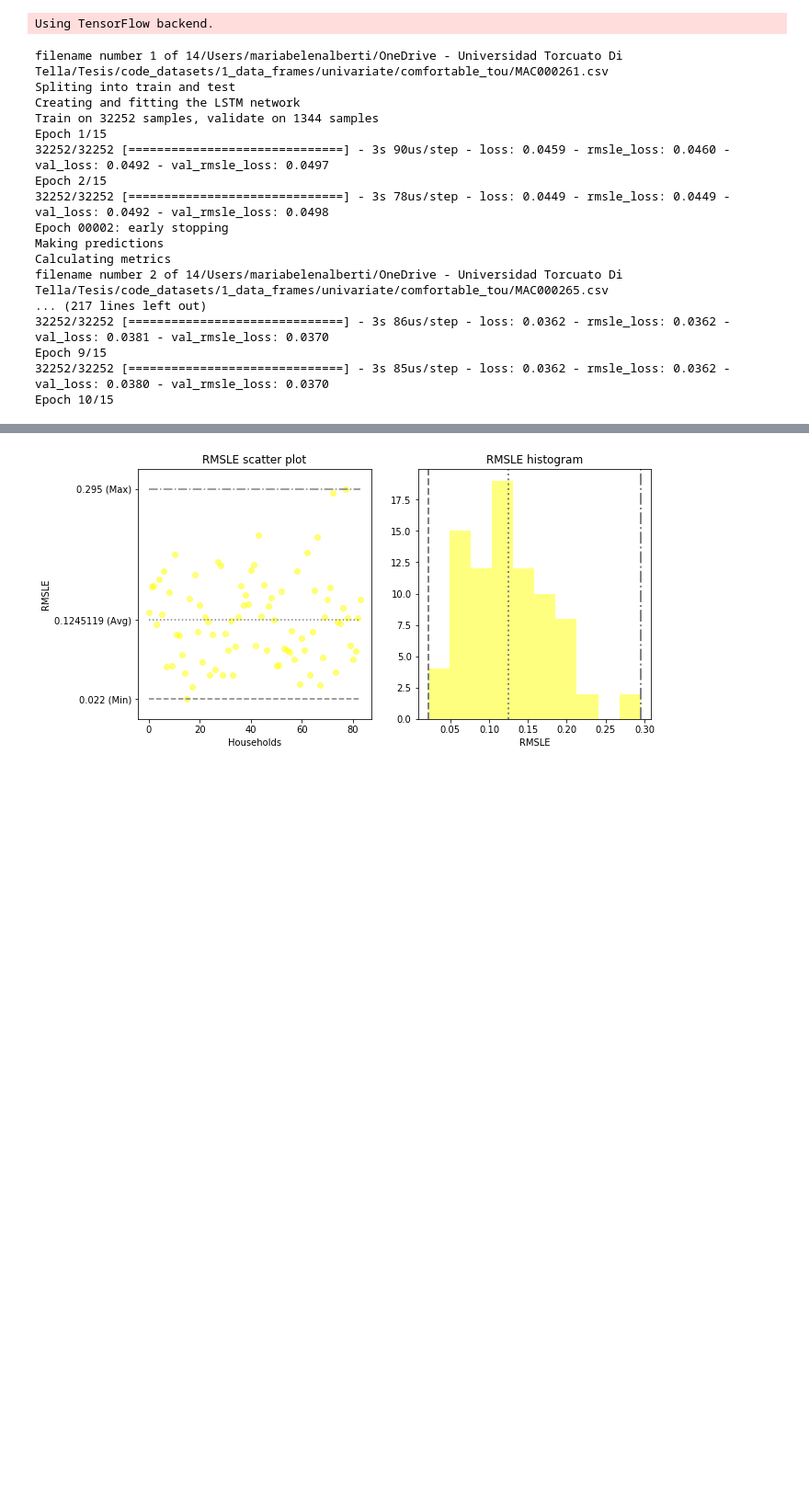
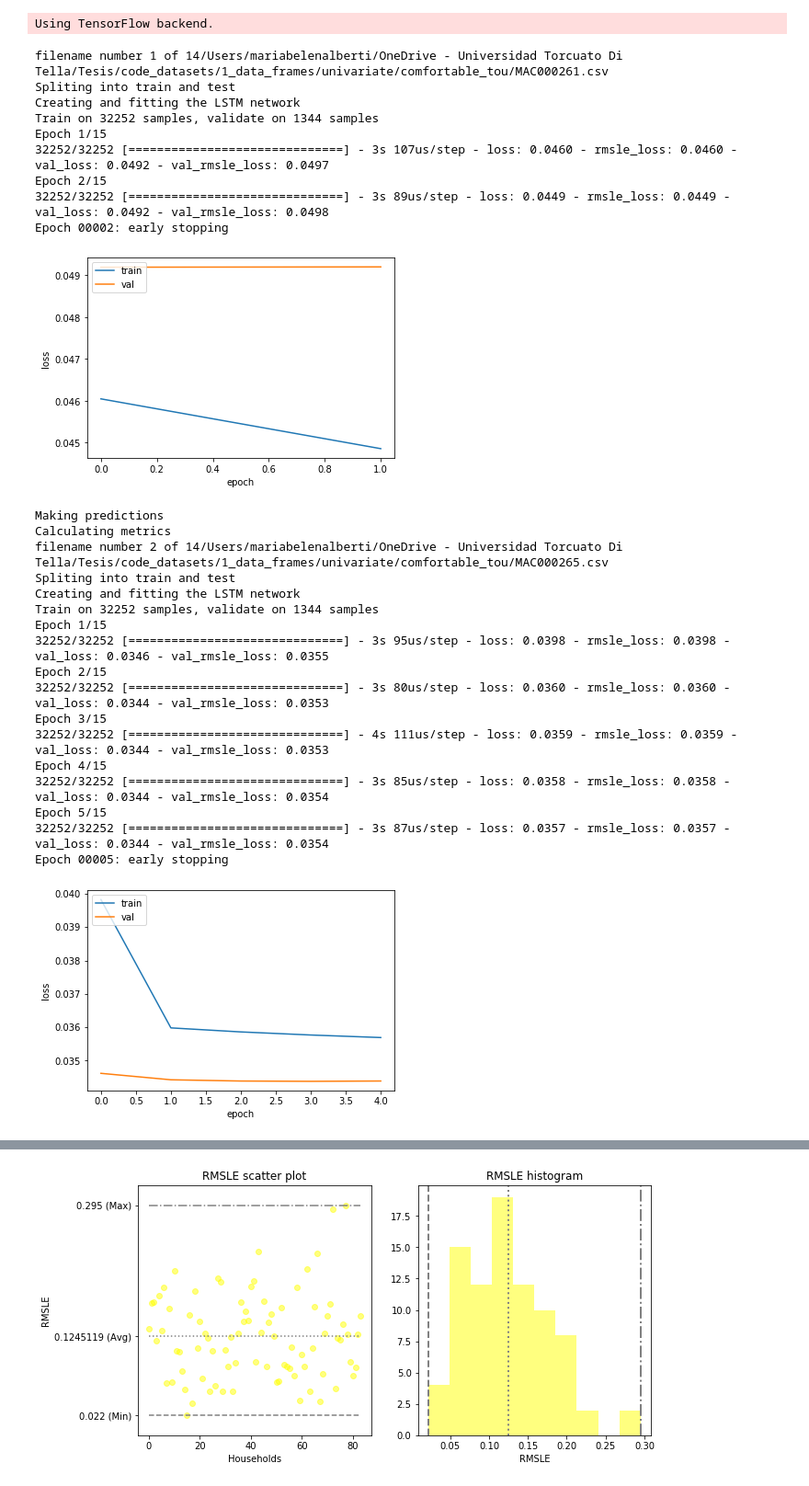
Before and after one commit to belenalberti/Smart_Meters_Demand_Forecasting, a Jupyter notebook: 4_lstm/lstim univariate LOOP.ipynb, the cells around one changed output, grey strips where cells are left out. Shown at 92% size. Drawn from its saved outputs; the diff is of its cells as text; code cells hidden in the pictures; blank space fills up the shorter version.

Commit message:
new metric

```diff
--- a/4_lstm/lstim univariate LOOP.ipynb
+++ b/4_lstm/lstim univariate LOOP.ipynb
@@ -73,11 +72,13 @@ def lstm_univariate_loop(dataset):
     model.compile(loss=rmsle_loss, optimizer='adam', metrics = [rmsle_loss])
     # simple early stopping
     es = EarlyStopping(monitor='val_loss', mode='min', verbose=1)
-    model.fit(trainX, trainY, epochs=15, batch_size=70,validation_split=0.04, verbose=1, shuffle=False, callbacks = [es])
-
-
-
-
+    history = model.fit(trainX, trainY, epochs=15, batch_size=70,validation_split=0.04, verbose=1, shuffle=False, callbacks = [es])
+    plt.plot(history.history['loss'])
+    plt.plot(history.history['val_loss'])
+    plt.ylabel('loss')
+    plt.xlabel('epoch')
+    plt.legend(['train', 'val'], loc='upper left')
+    plt.show()
 
     # make predictions
     print('Making predictions')
@@ -93,37 +94,51 @@ def lstm_univariate_loop(dataset):
     #Metrics
     print('Calculating metrics')
     rmsle_i = rmsle(testY_copy,testPredict)
+    rmse_i = sqrt(mean_squared_error(testY_copy, testPredict))
 
-    return rmsle_i
+    return rmsle_i,rmse_i
 # %%
 # load the dataset
 path = "/Users/mariabelenalberti/OneDrive - Universidad Torcuato Di Tella/Tesis/code_datasets/1_data_frames/univariate/comfortable_tou"
 all_files = glob.glob(path + "/*.csv")
 
 i = 0
 rmsle_t = []
+rmse_t = []
 for filename in all_files:
     i = i + 1
     print('filename number ' + str(i) + ' of ' + str(len(all_files)) + str(filename))
     df = pd.read_csv(filename)
     df.set_index("tstp", inplace = True)
-    rmsle_i = lstm_univariate_loop(df)
+    rmsle_i, rmse_i = lstm_univariate_loop(df)
     rmsle_t.append(round(rmsle_i,3))
+    rmse_t.append(round(rmse_i,3))
 # %% [output]
 filename number 1 of 14/Users/mariabelenalberti/OneDrive - Universidad Torcuato Di Tella/Tesis/code_datasets/1_data_frames/univariate/comfortable_tou/MAC000261.csv
 Spliting into train and test
 Creating and fitting the LSTM network
 Train on 32252 samples, validate on 1344 samples
 Epoch 1/15
-32252/32252 [==============================] - 3s 90us/step - loss: 0.0459 - rmsle_loss: 0.0460 - val_loss: 0.0492 - val_rmsle_loss: 0.0497
+32252/32252 [==============================] - 3s 107us/step - loss: 0.0460 - rmsle_loss: 0.0460 - val_loss: 0.0492 - val_rmsle_loss: 0.0497
 Epoch 2/15
-32252/32252 [==============================] - 3s 78us/step - loss: 0.0449 - rmsle_loss: 0.0449 - val_loss: 0.0492 - val_rmsle_loss: 0.0498
+32252/32252 [==============================] - 3s 89us/step - loss: 0.0449 - rmsle_loss: 0.0449 - val_loss: 0.0492 - val_rmsle_loss: 0.0498
 Epoch 00002: early stopping
-Making predictions
-Calculating metrics
-filename number 2 of 14/Users/mariabelenalberti/OneDrive - Universidad Torcuato Di Tella/Tesis/code_datasets/1_data_frames/univariate/comfortable_tou/MAC000265.csv
-... (217 lines left out)
-32252/32252 [==============================] - 3s 86us/step - loss: 0.0362 - rmsle_loss: 0.0362 - val_loss: 0.0381 - val_rmsle_loss: 0.0370
-Epoch 9/15
-32252/32252 [==============================] - 3s 85us/step - loss: 0.0362 - rmsle_loss: 0.0362 - val_loss: 0.0380 - val_rmsle_loss: 0.0370
-Epoch 10/15
+[figure, added]
+Making predictions
+Calculating metrics
+filename number 2 of 14/Users/mariabelenalberti/OneDrive - Universidad Torcuato Di Tella/Tesis/code_datasets/1_data_frames/univariate/comfortable_tou/MAC000265.csv
+Spliting into train and test
+Creating and fitting the LSTM network
+Train on 32252 samples, validate on 1344 samples
+Epoch 1/15
+32252/32252 [==============================] - 3s 95us/step - loss: 0.0398 - rmsle_loss: 0.0398 - val_loss: 0.0346 - val_rmsle_loss: 0.0355
+Epoch 2/15
+32252/32252 [==============================] - 3s 80us/step - loss: 0.0360 - rmsle_loss: 0.0360 - val_loss: 0.0344 - val_rmsle_loss: 0.0353
+Epoch 3/15
+32252/32252 [==============================] - 4s 111us/step - loss: 0.0359 - rmsle_loss: 0.0359 - val_loss: 0.0344 - val_rmsle_loss: 0.0353
+Epoch 4/15
+32252/32252 [==============================] - 3s 85us/step - loss: 0.0358 - rmsle_loss: 0.0358 - val_loss: 0.0344 - val_rmsle_loss: 0.0354
+Epoch 5/15
+32252/32252 [==============================] - 3s 87us/step - loss: 0.0357 - rmsle_loss: 0.0357 - val_loss: 0.0344 - val_rmsle_loss: 0.0354
+Epoch 00005: early stopping
+[figure, added]
```
Also changed, not shown: parts of 3 cells of this notebook, 4 other files.
